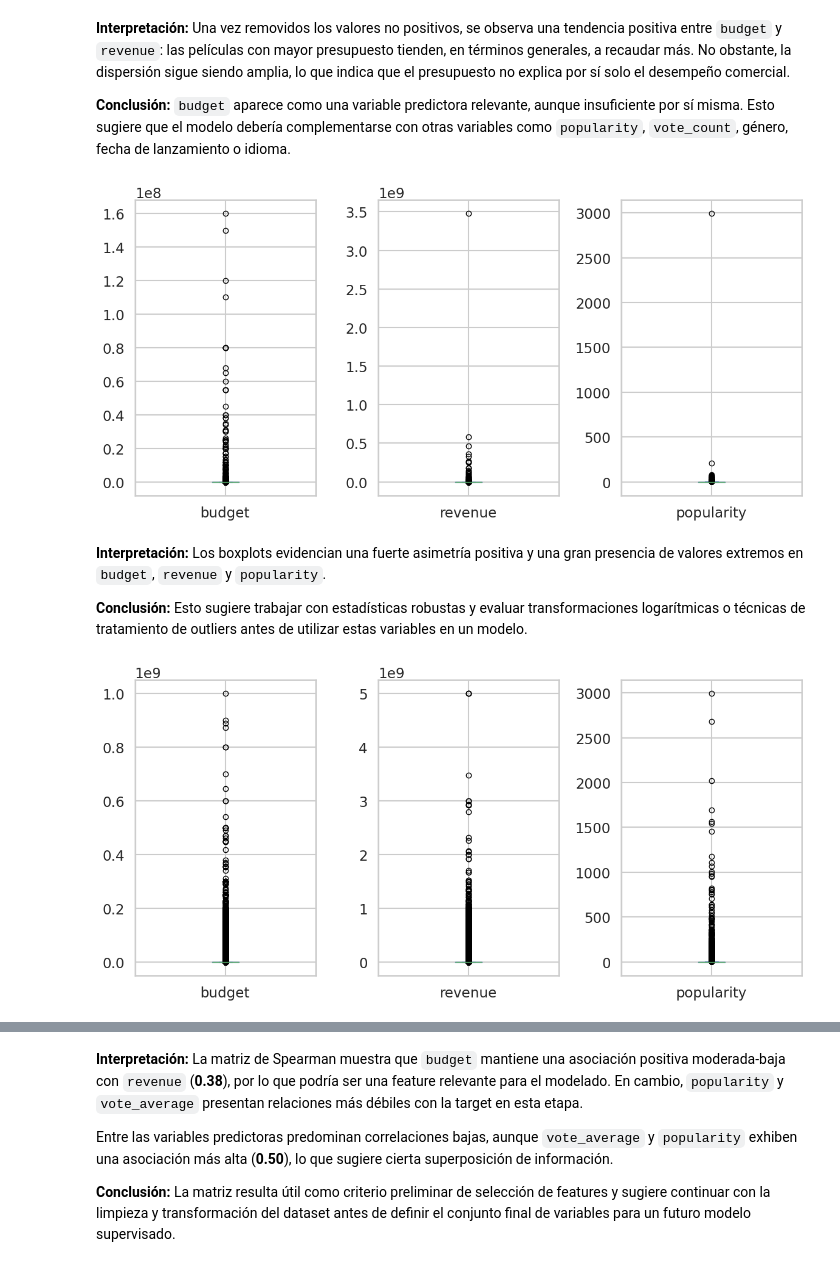
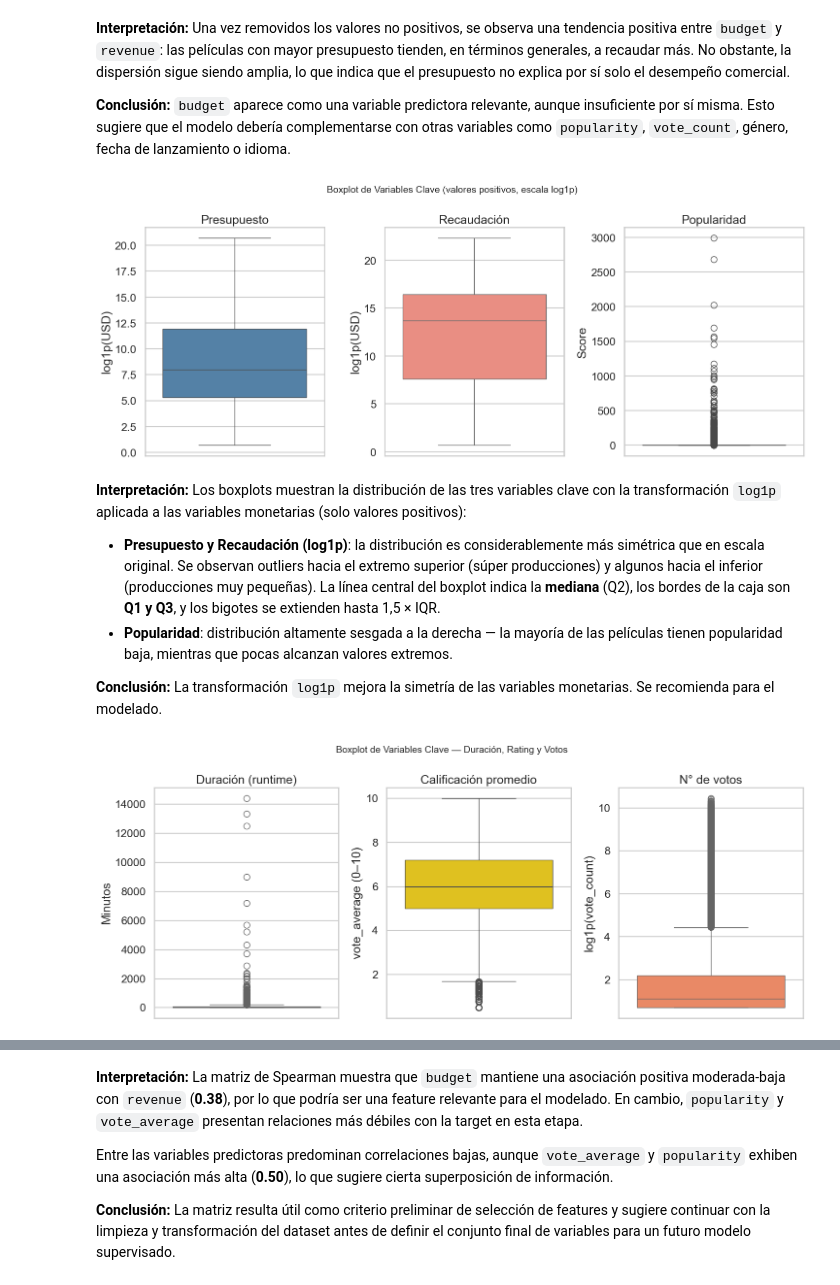
Before and after one commit to jbmild/ceia-add, a Jupyter notebook: tp_final.ipynb, the cells around one changed output, grey strips where cells are left out. Saved outputs shown, nothing was run; the diff lists cells and outputs as text; code cells hidden in the pictures.

```diff
--- a/tp_final.ipynb
+++ b/tp_final.ipynb
@@ -758,22 +774,60 @@ plt.show()
 
 **Conclusión:** `budget` aparece como una variable predictora relevante, aunque insuficiente por sí misma. Esto sugiere que el modelo debería complementarse con otras variables como `popularity`, `vote_count`, género, fecha de lanzamiento o idioma.
 # %%
-# Boxplot de variables clave
-cols_to_plot = ['budget', 'revenue', 'popularity']
-df_sample[cols_to_plot].plot(kind='box', subplots=True, layout=(1,3), sharex=False, sharey=False)
+fig, axes = plt.subplots(1, 3, figsize=(15, 6))
+
+# Budget y Revenue: solo valores positivos transformados con log1p para visualizar distribución
+_bud = np.log1p(df[df['budget'] > 0]['budget'].dropna())
+_rev = np.log1p(df[df['revenue'] > 0]['revenue'].dropna())
+_pop = df['popularity'].dropna()
+
+sns.boxplot(y=_bud, ax=axes[0], color='steelblue')
+axes[0].set_title('Presupuesto')
+axes[0].set_ylabel('log1p(USD)')
+
+sns.boxplot(y=_rev, ax=axes[1], color='salmon')
+axes[1].set_title('Recaudación')
+axes[1].set_ylabel('log1p(USD)')
+
+sns.boxplot(y=_pop, ax=axes[2], color='mediumseagreen')
+axes[2].set_title('Popularidad')
+axes[2].set_ylabel('Score')
+
+plt.suptitle('Boxplot de Variables Clave (valores positivos, escala log1p)', fontsize=14)
 plt.tight_layout()
 plt.show()
 # %% [output]
-[figure, old version]
+[figure, new version]
 # %% [markdown]
-**Interpretación:** Los boxplots evidencian una fuerte asimetría positiva y una gran presencia de valores extremos en `budget`, `revenue` y `popularity`.
+**Interpretación:** Los boxplots muestran la distribución de las tres variables clave con la transformación `log1p` aplicada a las variables monetarias (solo valores positivos):
 
-**Conclusión:** Esto sugiere trabajar con estadísticas robustas y evaluar transformaciones logarítmicas o técnicas de tratamiento de outliers antes de utilizar estas variables en un modelo.
+- **Presupuesto y Recaudación (log1p)**: la distribución es considerablemente más simétrica que en escala original. Se observan outliers hacia el extremo superior (súper producciones) y algunos hacia el inferior (producciones muy pequeñas). La línea central del boxplot indica la **mediana** (Q2), los bordes de la caja son **Q1 y Q3**, y los bigotes se extienden hasta 1,5 × IQR.
+- **Popularidad**: distribución altamente sesgada a la derecha — la mayoría de las películas tienen popularidad baja, mientras que pocas alcanzan valores extremos.
+
+**Conclusión:** La transformación `log1p` mejora la simetría de las variables monetarias. Se recomienda para el modelado.
 # %%
-cols_to_plot = ['budget', 'revenue', 'popularity']
-df[cols_to_plot].plot(kind='box', subplots=True, layout=(1,3), sharex=False, sharey=False)
+fig, axes = plt.subplots(1, 3, figsize=(15, 6))
+
+# Runtime, vote_average y vote_count (filtrados a valores coherentes)
+_runtime  = df[df['runtime'] > 0]['runtime'].dropna()
+_vote_avg = df[df['vote_average'] > 0]['vote_average'].dropna()
+_vote_cnt = np.log1p(df[df['vote_count'] > 0]['vote_count'].dropna())
+
+sns.boxplot(y=_runtime, ax=axes[0], color='orchid')
+axes[0].set_title('Duración (runtime)')
+axes[0].set_ylabel('Minutos')
+
+sns.boxplot(y=_vote_avg, ax=axes[1], color='gold')
+axes[1].set_title('Calificación promedio')
+axes[1].set_ylabel('vote_average (0–10)')
+
+sns.boxplot(y=_vote_cnt, ax=axes[2], color='coral')
+axes[2].set_title('N° de votos')
+axes[2].set_ylabel('log1p(vote_count)')
+
+plt.suptitle('Boxplot de Variables Clave — Duración, Rating y Votos', fontsize=14)
 plt.tight_layout()
 plt.show()
 # %% [output]
-[figure, old version]
+[figure, new version]
 # %% [markdown]
```
Also changed, not shown: parts of 53 cells of this notebook.
